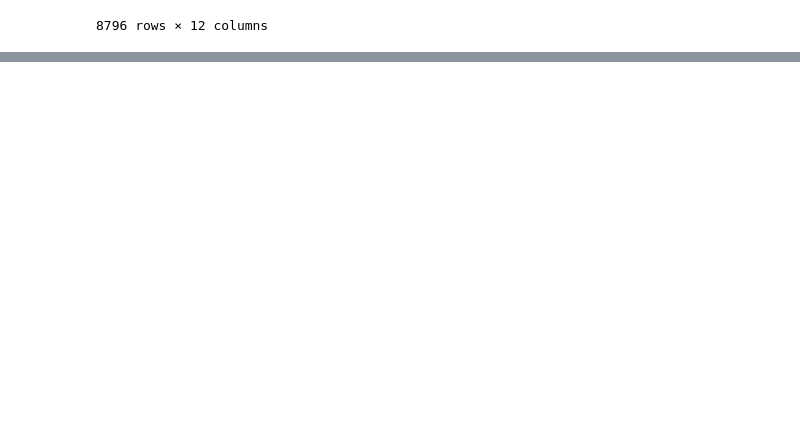
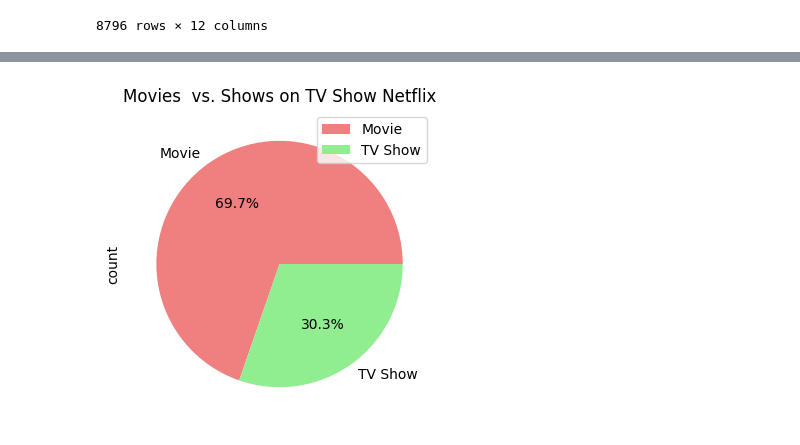
Before and after one commit to HarshChaturvedi19/netflix-data-analysis, a Jupyter notebook: netflix_data_analysis.ipynb, the cells around one changed output, grey strips where cells are left out. Cells and saved outputs as stored; diff of their text form; code cells hidden in the pictures; blank space fills up the shorter version.

```diff
--- a/netflix_data_analysis.ipynb
+++ b/netflix_data_analysis.ipynb
@@ -562,0 +566,12 @@ plt.show()
+# %%
+# explore the relationship between release_year and duration
+
+plt.figure(figsize=(4, 4))
+df['type'].value_counts().plot(kind='pie', autopct='%1.1f%%', colors=['lightcoral', 'lightgreen'])
+plt.title('Movies  vs. Shows on TV Show Netflix')
+
+plt.legend(['Movie', 'TV Show'])
+plt.savefig('pie_movie_vs_tv.png')
+plt.show()
+# %% [output]
+[figure, added]
```
Also changed, not shown: parts of 5 cells of this notebook, 3 other files.
